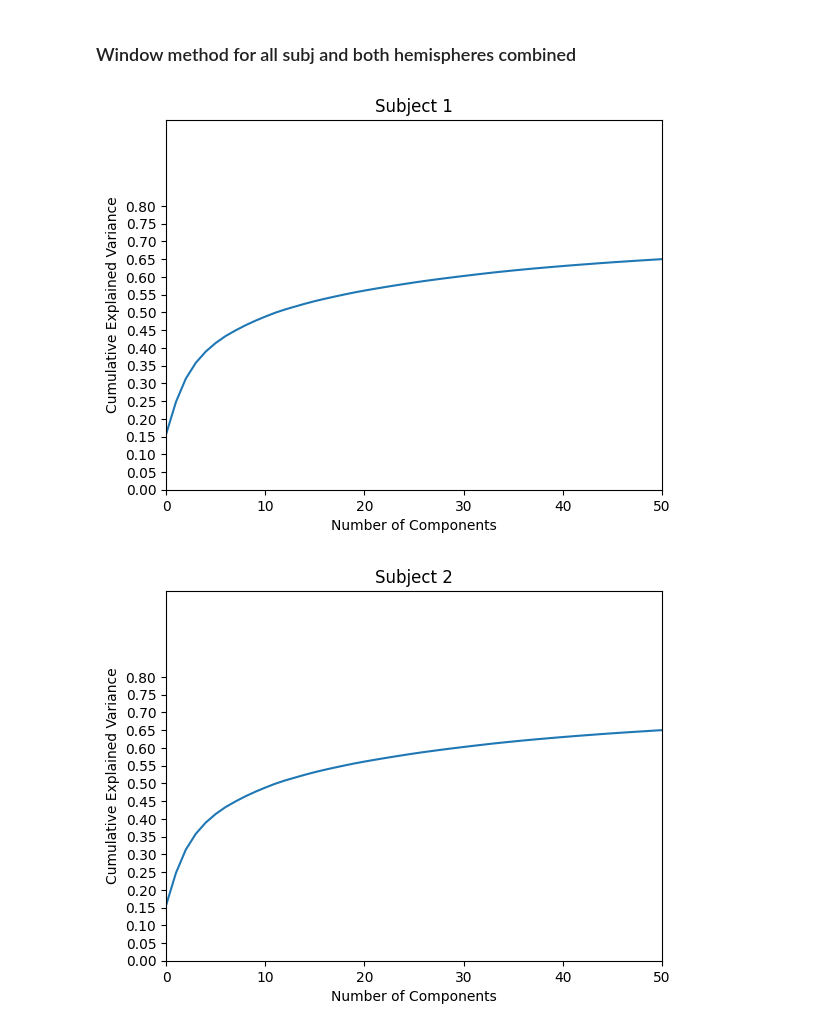
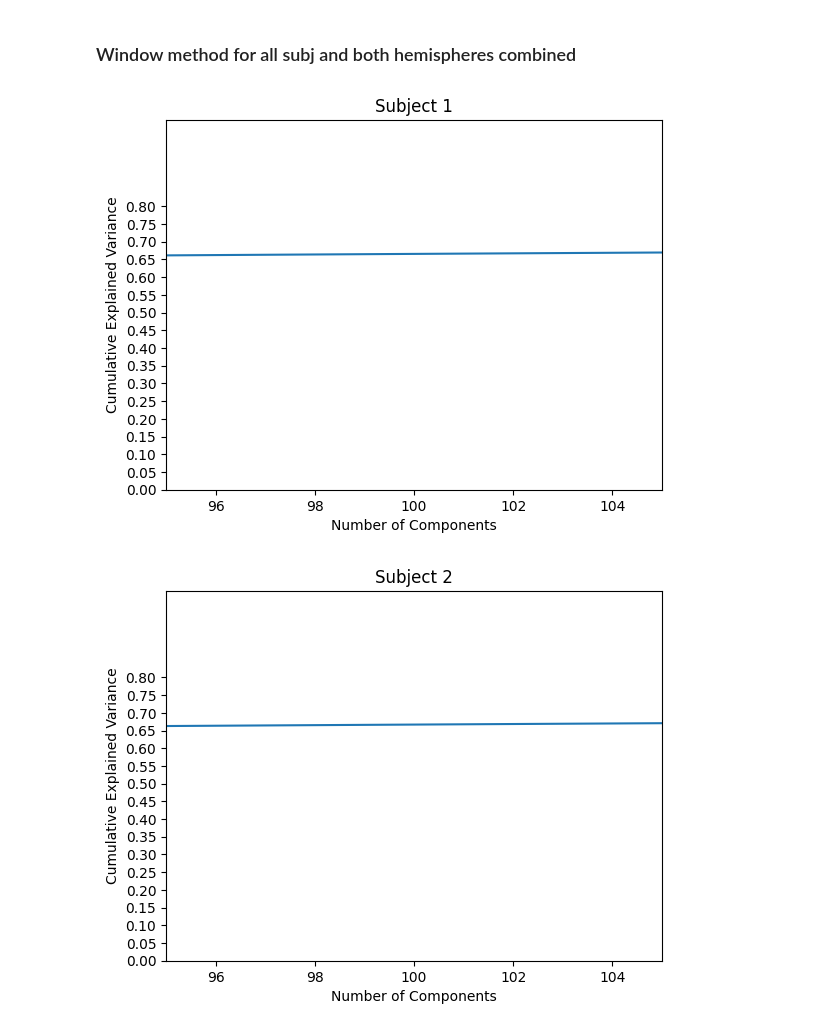
Before and after one commit to RaghavVacher/aml_project_2023, a Jupyter notebook: src/notebooks/PCA_exploration_EK.ipynb, the cells around one changed output. Cells and saved outputs as stored; diff of their text form; code cells hidden in the pictures.

Commit message:
PCA 100 comp variance

```diff
--- a/src/notebooks/PCA_exploration_EK.ipynb
+++ b/src/notebooks/PCA_exploration_EK.ipynb
@@ -208,29 +208,31 @@ PCA_results_combined.to_csv('../../output/PCA_results_combined.csv')
 # %% [markdown]
 ### Window method for all subj and both hemispheres combined
 # %%
+subj = []
+
 #loop thorugh each subject to perform PCA on both hemipsheres combined
 for subject in range(1,8+1):
     subj.append(str(subject))
     #load data
     path = '../../data/algonauts/subj0' + str(subject)
     data_lh = np.load(path + '/training_split/training_fmri/lh_training_fmri.npy')
     data_rh = np.load(path + '/training_split/training_fmri/rh_training_fmri.npy')
     #concat both hemispheres
     brain = np.concatenate((data_lh, data_rh), axis = 1)
 
     #PCA
     pca_brain = PCA(n_components=brain.shape[0])
     pca_brain.fit(brain)
     brain_transform = pca_brain.transform(brain)
 
     #plot but  explained variance ratio zoomed in on num_components 0-100
-    plt.plot(np.cumsum(pca.explained_variance_ratio_))
+    plt.plot(np.cumsum(pca_brain.explained_variance_ratio_))
     plt.xlabel('Number of Components')
-    plt.xlim(0, 50)
+    plt.xlim(95, 105)
     plt.ylabel('Cumulative Explained Variance')
     plt.yticks(np.arange(0, .85, 0.05))
     plt.title(f'Subject {subject}')
     plt.show()
 # %% [output]
-[figure, old version]
+[figure, new version]
-[figure, old version]
+[figure, new version]
```
Also changed, not shown: parts of 1 cell of this notebook.
